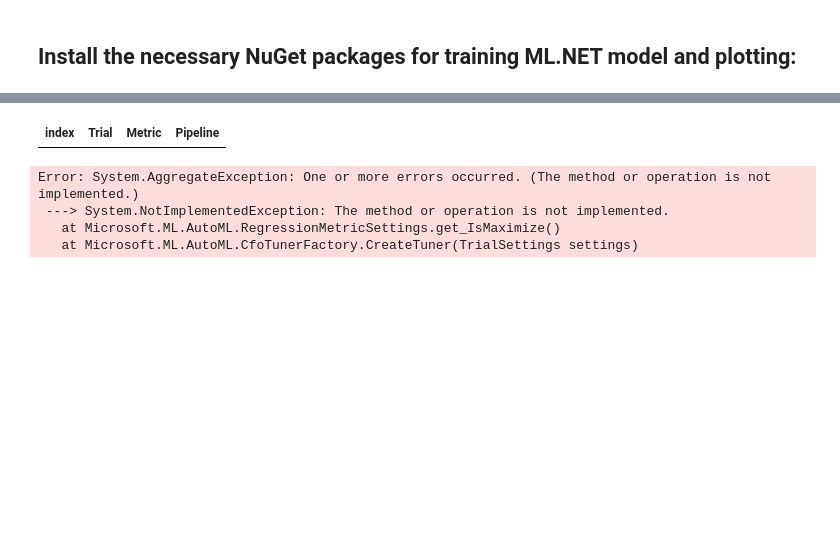
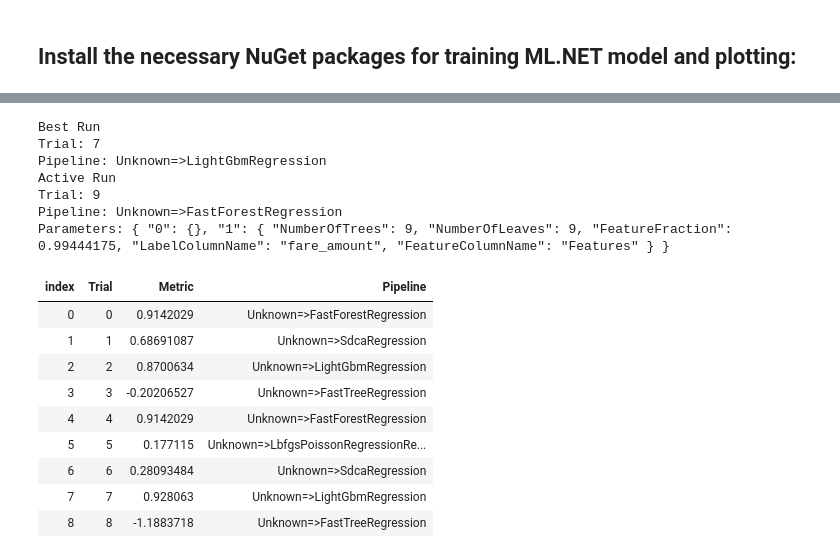
Before and after one commit to JakeRadMSFT/ExampleNotebooks, a Jupyter notebook: src/ExampleNotebooks/AutoML-Regression-TaxiFare.ipynb, the cells around one changed output, grey strips where cells are left out. Drawn from its saved outputs; the diff is of its cells as text; code cells hidden in the pictures; blank space fills up the shorter version.

Commit message:
Add more to regression

```diff
--- a/src/ExampleNotebooks/AutoML-Regression-TaxiFare.ipynb
+++ b/src/ExampleNotebooks/AutoML-Regression-TaxiFare.ipynb
@@ -49,36 +55,49 @@ using MLNetAutoML.InteractiveExtension;
 # %%
 
 
 //Load File
 var trainDataPath = Path.Combine(Directory.GetCurrentDirectory(),"Data", "taxi-fare.csv");
 var df = DataFrame.LoadCsv(trainDataPath);
 var mlContext = new MLContext();
 
 // Append the trainer to the data processing pipeline
-var pipeline = mlContext.Transforms.Categorical.OneHotEncoding(new[] { new InputOutputColumnPair(@"vendor_id", @"vendor_id"), new InputOutputColumnPair(@"payment_type", @"payment_type") }, outputKind: OneHotEncodingEstimator.OutputKind.Binary)
+var pipeline = mlContext.Transforms.Categorical.OneHotEncoding(new[] { new InputOutputColumnPair(@"vendor_id", @"vendor_id"), new InputOutputColumnPair(@"payment_type", @"payment_type")},outputKind: OutputKind.Binary)
                  .Append(mlContext.Transforms.ReplaceMissingValues(new[] { new InputOutputColumnPair(@"rate_code", @"rate_code"), new InputOutputColumnPair(@"passenger_count", @"passenger_count"), new InputOutputColumnPair(@"trip_time_in_secs", @"trip_time_in_secs"), new InputOutputColumnPair(@"trip_distance", @"trip_distance") }))
                  .Append(mlContext.Transforms.Concatenate(@"Features", new[] { @"vendor_id", @"payment_type", @"rate_code", @"passenger_count", @"trip_time_in_secs", @"trip_distance" }))
-                 .Append(mlContext.Auto().Regression(labelColumnName: "Fare_amount"));
+                 .Append(mlContext.Auto().Regression(labelColumnName: "fare_amount"));
 
 // Configure AutoML
 var trainTestSplit = mlContext.Data.TrainTestSplit(df, 0.1);
+ var validateTestSplit = mlContext.Data.TrainTestSplit(trainTestSplit.TestSet, 0.1);
 var monitor = new NotebookMonitor();
 
  var experiment = mlContext.Auto().CreateExperiment()
                     .SetPipeline(pipeline)
                     .SetTrainingTimeInSeconds(50)
                     .SetDataset(trainTestSplit.TrainSet, trainTestSplit.TestSet)
-                    .SetEvaluateMetric(RegressionMetric.RSquared, "Fare_amount", "PredictedLabel")
+                    .SetEvaluateMetric(RegressionMetric.RSquared, "fare_amount", "Score")
 					.SetMonitor(monitor);
 
 					// Configure Visualizer
 monitor.SetUpdate(monitor.Display());
 
 // Start Experiment
 var res = experiment.Run().Result;
 # %% [output]
+Best Run
+Trial: 7
+Pipeline: Unknown=>LightGbmRegression
+Active Run
+Trial: 9
+Pipeline: Unknown=>FastForestRegression
+Parameters: { "0": {}, "1": { "NumberOfTrees": 9, "NumberOfLeaves": 9, "FeatureFraction": 0.99444175, "LabelColumnName": "fare_amount", "FeatureColumnName": "Features" } }
 | index | Trial | Metric | Pipeline |
+| 0 | 0 | 0.9142029 | Unknown=>FastForestRegression |
+| 1 | 1 | 0.68691087 | Unknown=>SdcaRegression |
+| 2 | 2 | 0.8700634 | Unknown=>LightGbmRegression |
+| 3 | 3 | -0.20206527 | Unknown=>FastTreeRegression |
+| 4 | 4 | 0.9142029 | Unknown=>FastForestRegression |
+| 5 | 5 | 0.177115 | Unknown=>LbfgsPoissonRegressionRe... |
+| 6 | 6 | 0.28093484 | Unknown=>SdcaRegression |
+| 7 | 7 | 0.928063 | Unknown=>LightGbmRegression |
+| 8 | 8 | -1.1883718 | Unknown=>FastTreeRegression |
-Error: System.AggregateException: One or more errors occurred. (The method or operation is not implemented.)
- ---> System.NotImplementedException: The method or operation is not implemented.
-   at Microsoft.ML.AutoML.RegressionMetricSettings.get_IsMaximize()
-   at Microsoft.ML.AutoML.CfoTunerFactory.CreateTuner(TrialSettings settings)
```
Also changed, not shown: parts of 14 cells of this notebook.
